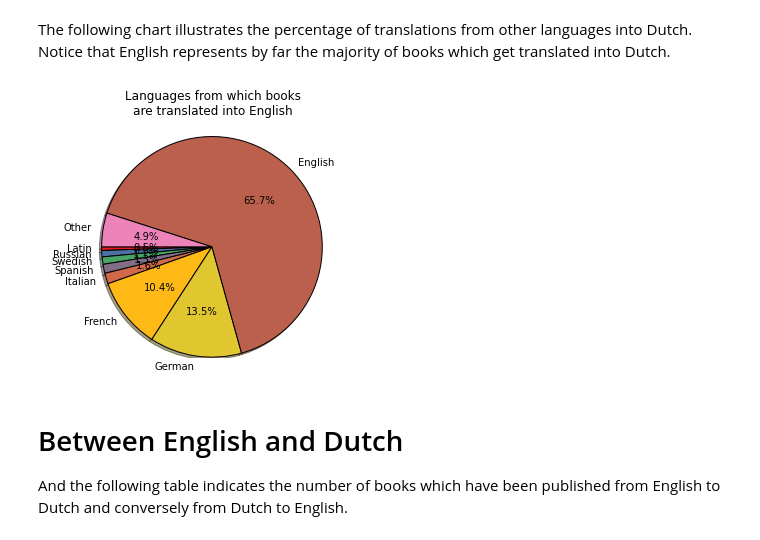
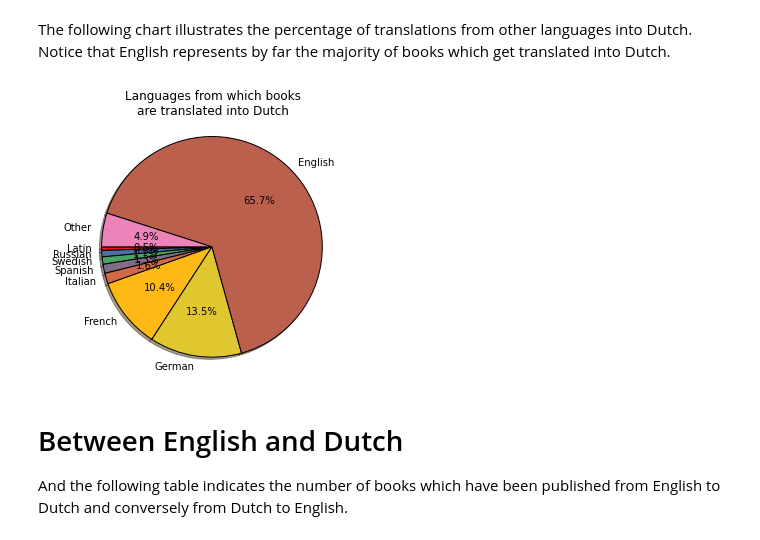
Before and after one commit to c-martinez/BeyondTheBook, a Jupyter notebook: Unesco translationum.ipynb, the cells around one changed output. Cells and saved outputs as stored; diff of their text form; code cells hidden in the pictures.

```diff
--- a/Unesco translationum.ipynb
+++ b/Unesco translationum.ipynb
@@ -150,19 +197,19 @@ The following chart illustrates the percentage of translations from other langua
 # %%
 pct = 0.005
 data_nl_pie = data_2_nl[data_2_nl>0]
 data_nl_pie = data_nl_pie / data_nl_pie.sum()
 data_nl_pie.sort()
 fracs = data_nl_pie[data_nl_pie>pct].values.tolist()
 labels = data_nl_pie[data_nl_pie>pct].index.tolist()
 fracs.append(1 - sum(fracs))
 labels.append('Other')
 
 cs = cm.Set1(np.arange(len(labels))/len(labels))
 pie(fracs, labels=labels, autopct='%1.1f%%', shadow=True, startangle=180, colors=cs)
-title('Languages from which books\nare translated into English\n')
+title('Languages from which books\nare translated into Dutch\n')
 axis('equal');
 # %% [output]
-[figure, old version]
+[figure, new version]
 # %% [markdown]
 # Between English and Dutch
 
```
Also changed, not shown: parts of 6 cells of this notebook, 1 other file.
